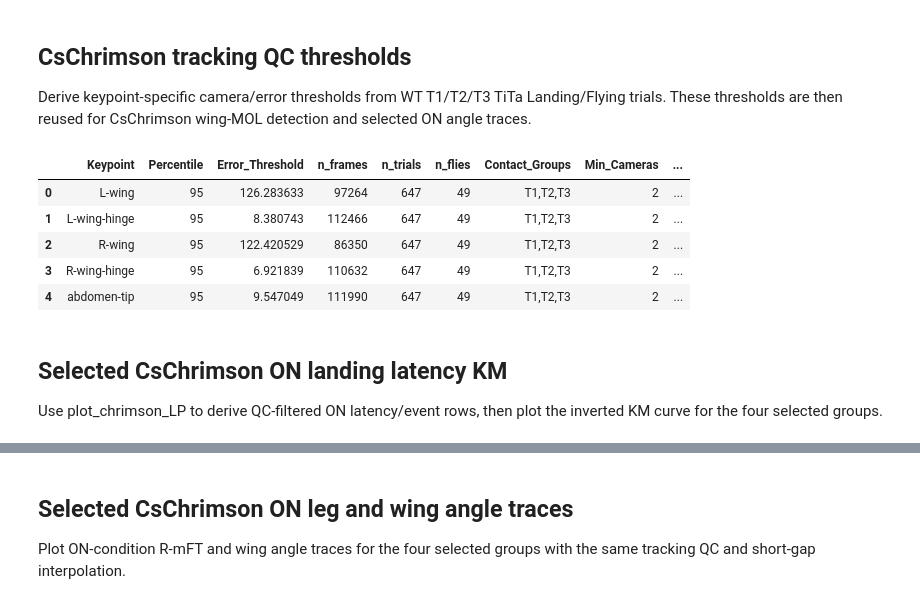
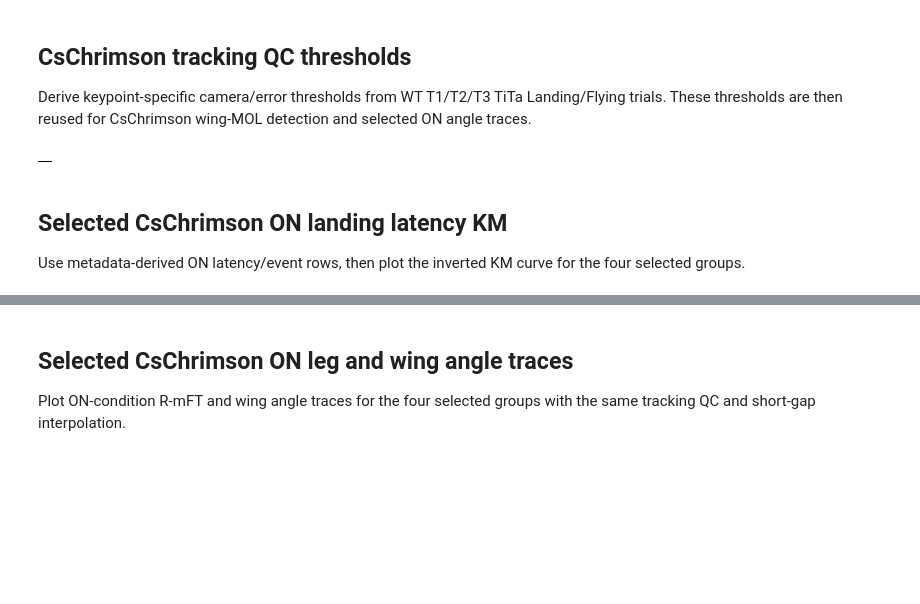
Before and after one commit to TseWeiKuo/AnalysisAndFigures, a Jupyter notebook: OptogeneticFigure.ipynb, the cells around one changed output, grey strips where cells are left out. Cells and saved outputs as stored; diff of their text form; code cells hidden in the pictures; blank space fills up the shorter version.

```diff
--- a/OptogeneticFigure.ipynb
+++ b/OptogeneticFigure.ipynb
@@ -201,13 +209,13 @@ gtacr_colors = {
 
 Derive keypoint-specific camera/error thresholds from WT T1/T2/T3 TiTa Landing/Flying trials. These thresholds are then reused for CsChrimson wing-MOL detection and selected ON angle traces.
 # %%
-RUN_CHR_TRACKING_QC_THRESHOLD = True
-APPLY_CHR_TRACKING_QC = True
+RUN_CHR_TRACKING_QC_THRESHOLD = False
+APPLY_CHR_TRACKING_QC = False
 
 CHR_QC_PERCENTILE = 95
 CHR_QC_MIN_CAMERAS = 2
 CHR_QC_MAX_INTERP_GAP_FRAMES = 5
-CHR_QC_MIN_VALID_FRACTION = 0.8
+CHR_QC_MIN_VALID_FRACTION = 0.7
 CHR_QC_TAU = 0.71
 CHR_QC_MARGIN_S = 0.2
 CHR_ANGLE_SMOOTH = True
@@ -232,43 +240,38 @@ if RUN_CHR_TRACKING_QC_THRESHOLD:
         group_infos=wt_tita_qc_groups,
         percentile=CHR_QC_PERCENTILE,
         min_cameras=CHR_QC_MIN_CAMERAS,
         trial_types=("Landing", "Flying"),
         tau=CHR_QC_TAU,
         margin_s=CHR_QC_MARGIN_S,
         file_name=str(tracking_threshold_prefix),
     )
     chr_tracking_error_thresholds = dict(zip(
         chr_tracking_threshold_df["Keypoint"],
         chr_tracking_threshold_df["Error_Threshold"],
     ))
 else:
     chr_tracking_threshold_df = pd.DataFrame()
     chr_tracking_qc_df = pd.DataFrame()
     chr_tracking_threshold_skipped_df = pd.DataFrame()
     chr_tracking_error_thresholds = None
 
 CHR_ANGLE_QC_KWARGS = dict(
     apply_tracking_qc=APPLY_CHR_TRACKING_QC,
     tracking_error_thresholds=None,
     min_cameras=CHR_QC_MIN_CAMERAS,
     max_interp_gap_frames=CHR_QC_MAX_INTERP_GAP_FRAMES,
     min_valid_fraction=CHR_QC_MIN_VALID_FRACTION,
     smooth_angle=CHR_ANGLE_SMOOTH,
     smooth_window_frames=CHR_ANGLE_SMOOTH_WINDOW_FRAMES,
 )
 
 chr_tracking_threshold_df.head()
 # %% [output]
-|  | Keypoint | Percentile | Error_Threshold | n_frames | n_trials | n_flies | Contact_Groups | Min_Cameras | ... |
-| 0 | L-wing | 95 | 126.283633 | 97264 | 647 | 49 | T1,T2,T3 | 2 | ... |
-| 1 | L-wing-hinge | 95 | 8.380743 | 112466 | 647 | 49 | T1,T2,T3 | 2 | ... |
-| 2 | R-wing | 95 | 122.420529 | 86350 | 647 | 49 | T1,T2,T3 | 2 | ... |
-| 3 | R-wing-hinge | 95 | 6.921839 | 110632 | 647 | 49 | T1,T2,T3 | 2 | ... |
-| 4 | abdomen-tip | 95 | 9.547049 | 111990 | 647 | 49 | T1,T2,T3 | 2 | ... |
+|  |
 # %% [markdown]
 ## Selected CsChrimson ON landing latency KM
 
-Use plot_chrimson_LP to derive QC-filtered ON latency/event rows, then plot the inverted KM curve for the four selected groups.
+Use metadata-derived ON latency/event rows, then plot the inverted KM curve for the four selected groups.
 # %%
 RUN_CHR_SELECTED_ON_KM = True
 
```
Also changed, not shown: parts of 7 cells of this notebook, 23 other files.
